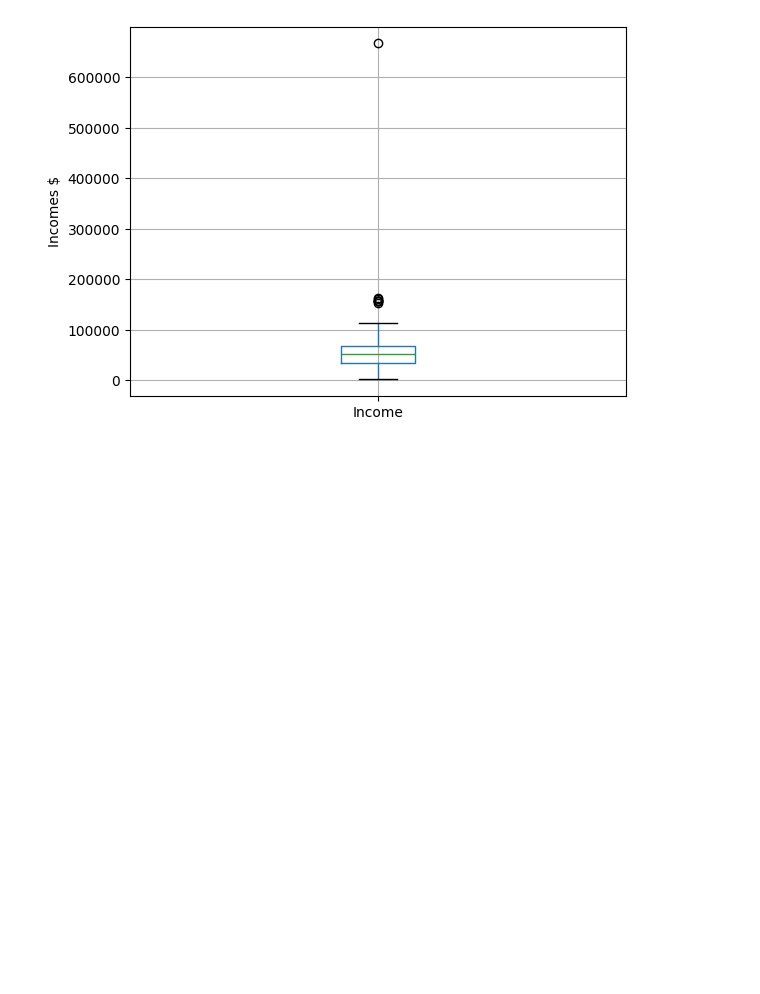
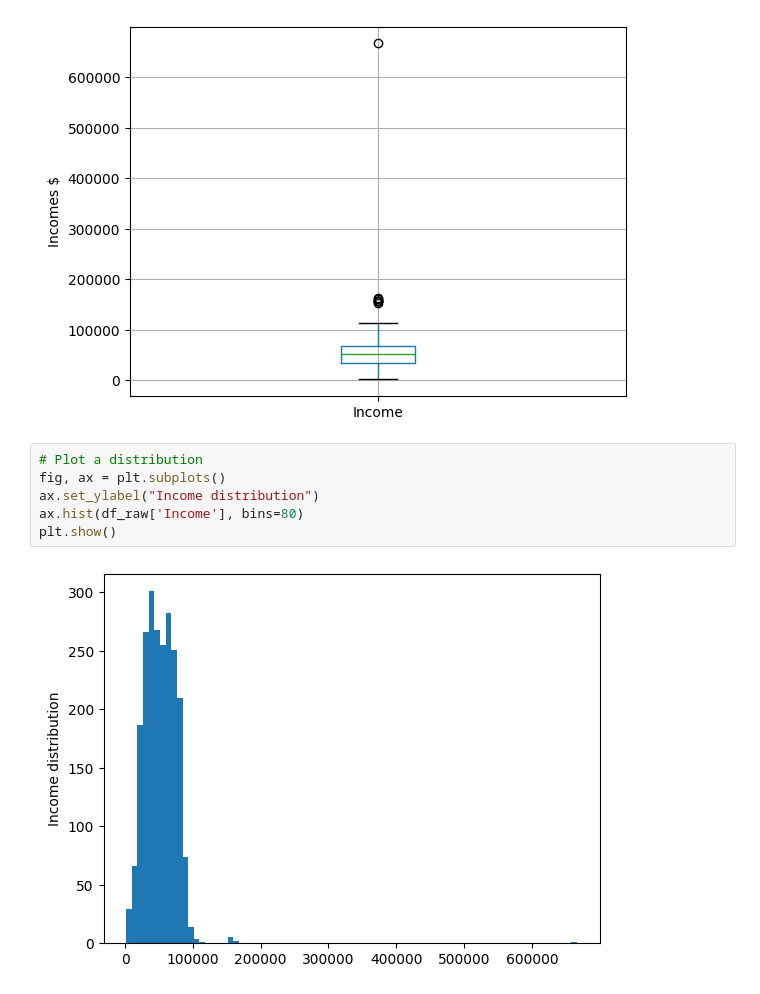
Before and after one commit to Hardila-data/marketingCampain, a Jupyter notebook: notebooks/a_data_exploration.ipynb, the cells around one changed output. Drawn from its saved outputs; the diff is of its cells as text; blank space fills up the shorter version.

```diff
--- a/notebooks/a_data_exploration.ipynb
+++ b/notebooks/a_data_exploration.ipynb
@@ -160,6 +197,14 @@ min        1730.000000
 max      666666.000000
 Name: Income, dtype: float64
 [figure]
+# %%
+# Plot a distribution
+fig, ax = plt.subplots()
+ax.set_ylabel("Income distribution")
+ax.hist(df_raw['Income'], bins=80)
+plt.show()
+# %% [output]
+[figure, added]
 # %%
 # Description KidHome
 # Use the Kidhome columns as category and count the number o occurance in each category
```
Also changed, not shown: parts of 29 cells of this notebook.
